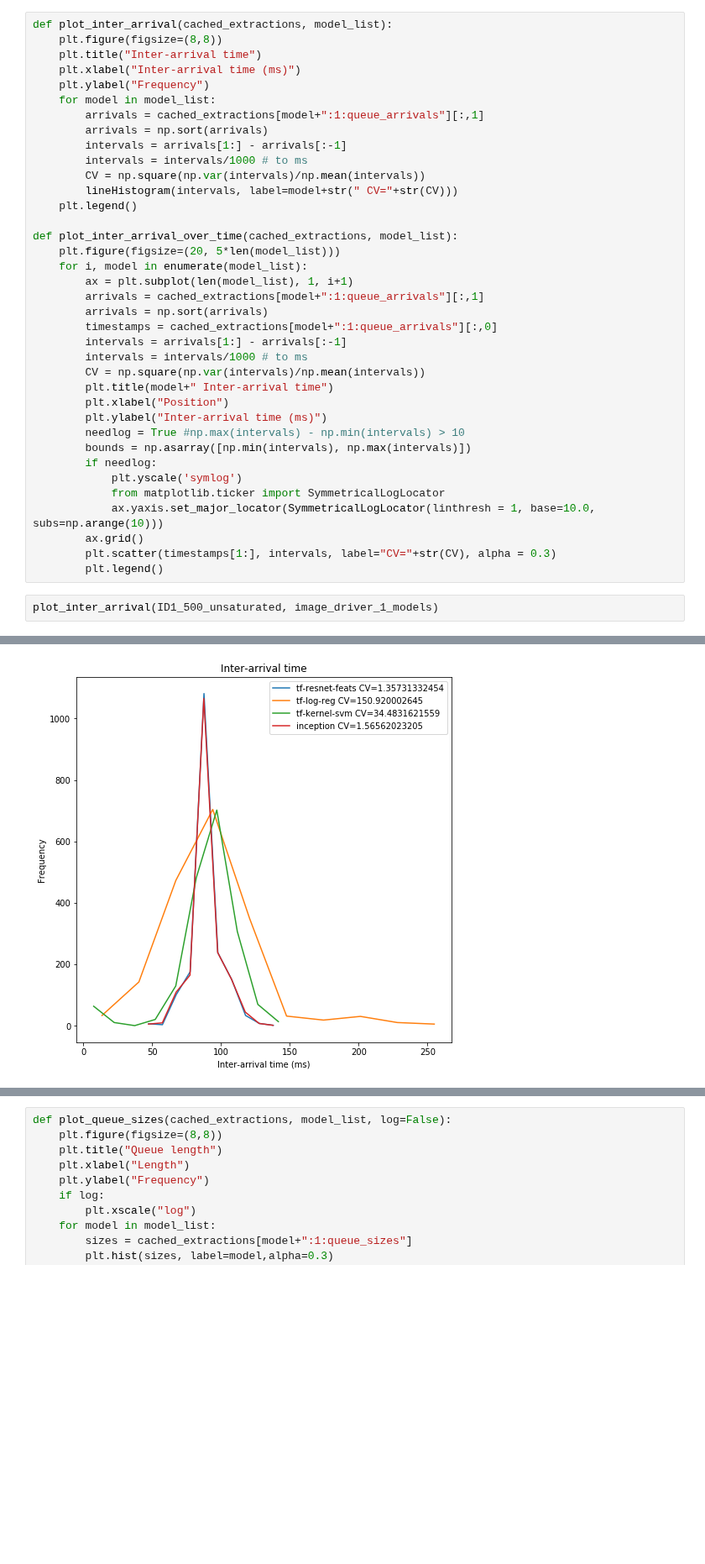
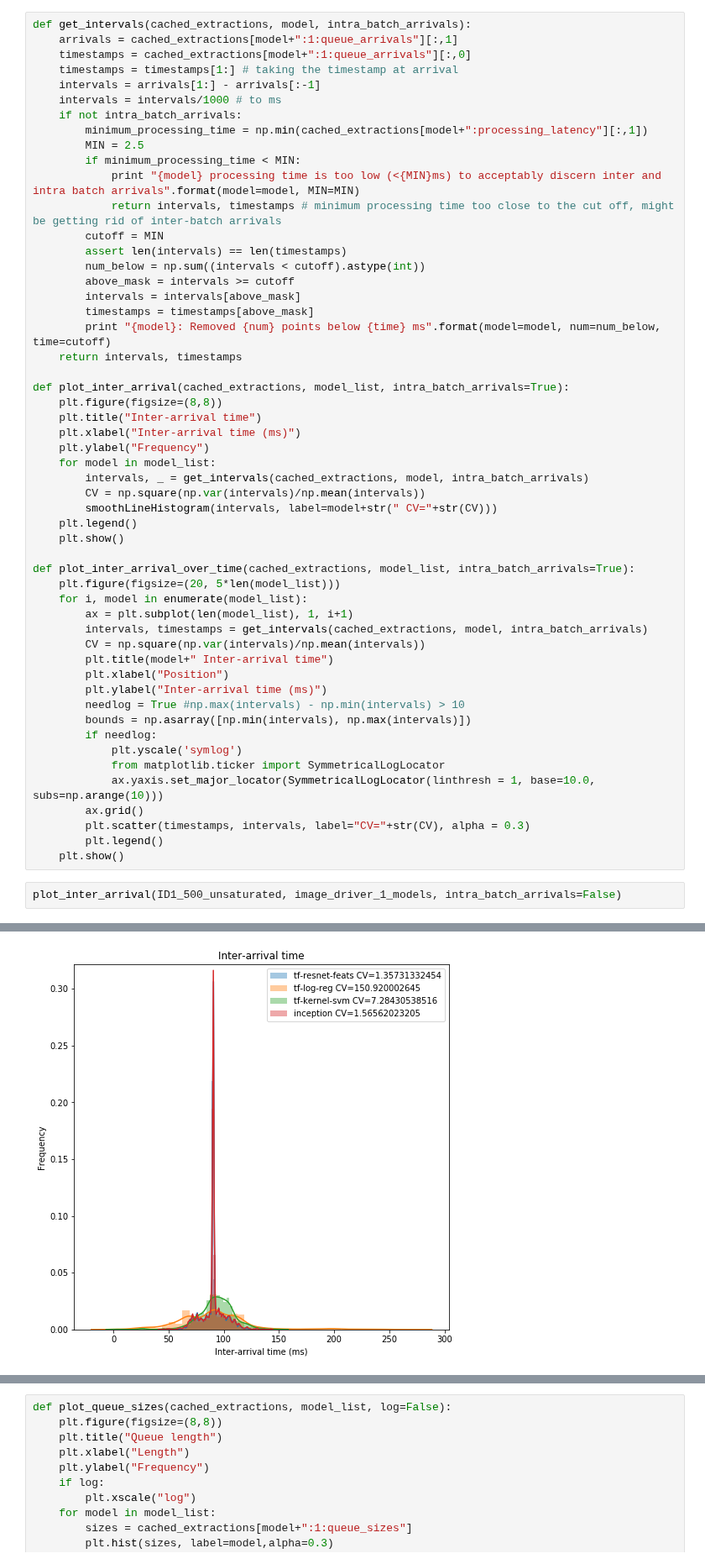
Before and after one commit to dcrankshaw/plots-model-comp-paper, a Jupyter notebook: plotting/e2e_distribution_plotting.ipynb, the cells around one changed output, grey strips where cells are left out. Shown at 84% size. Saved outputs shown, nothing was run; the diff lists cells and outputs as text; blank space fills up the shorter version.

```diff
--- a/plotting/e2e_distribution_plotting.ipynb
+++ b/plotting/e2e_distribution_plotting.ipynb
@@ -140,28 +147,43 @@ compare_latency_dists_over_time(ID1_500, image_driver_1_models)
 [figure]
 # %%
-def plot_inter_arrival(cached_extractions, model_list):
+def get_intervals(cached_extractions, model, intra_batch_arrivals):
+    arrivals = cached_extractions[model+":1:queue_arrivals"][:,1]
+    timestamps = cached_extractions[model+":1:queue_arrivals"][:,0]
+    timestamps = timestamps[1:] # taking the timestamp at arrival
+    intervals = arrivals[1:] - arrivals[:-1]
+    intervals = intervals/1000 # to ms
+    if not intra_batch_arrivals:
+        minimum_processing_time = np.min(cached_extractions[model+":processing_latency"][:,1])
+        MIN = 2.5
+        if minimum_processing_time < MIN:
+            print "{model} processing time is too low (<{MIN}ms) to acceptably discern inter and intra batch arrivals".format(model=model, MIN=MIN)
+            return intervals, timestamps # minimum processing time too close to the cut off, might be getting rid of inter-batch arrivals
+        cutoff = MIN
+        assert len(intervals) == len(timestamps)
+        num_below = np.sum((intervals < cutoff).astype(int))
+        above_mask = intervals >= cutoff
+        intervals = intervals[above_mask]
+        timestamps = timestamps[above_mask]
+        print "{model}: Removed {num} points below {time} ms".format(model=model, num=num_below, time=cutoff)
+    return intervals, timestamps
+
+def plot_inter_arrival(cached_extractions, model_list, intra_batch_arrivals=True):
     plt.figure(figsize=(8,8))
     plt.title("Inter-arrival time")
     plt.xlabel("Inter-arrival time (ms)")
     plt.ylabel("Frequency")
     for model in model_list:
-        arrivals = cached_extractions[model+":1:queue_arrivals"][:,1]
-        arrivals = np.sort(arrivals)
-        intervals = arrivals[1:] - arrivals[:-1]
-        intervals = intervals/1000 # to ms
+        intervals, _ = get_intervals(cached_extractions, model, intra_batch_arrivals)
         CV = np.square(np.var(intervals)/np.mean(intervals))
-        lineHistogram(intervals, label=model+str(" CV="+str(CV)))
+        smoothLineHistogram(intervals, label=model+str(" CV="+str(CV)))
     plt.legend()
+    plt.show()
 
-def plot_inter_arrival_over_time(cached_extractions, model_list):
+def plot_inter_arrival_over_time(cached_extractions, model_list, intra_batch_arrivals=True):
     plt.figure(figsize=(20, 5*len(model_list)))
     for i, model in enumerate(model_list):
         ax = plt.subplot(len(model_list), 1, i+1)
-        arrivals = cached_extractions[model+":1:queue_arrivals"][:,1]
-        arrivals = np.sort(arrivals)
-        timestamps = cached_extractions[model+":1:queue_arrivals"][:,0]
-        intervals = arrivals[1:] - arrivals[:-1]
-        intervals = intervals/1000 # to ms
+        intervals, timestamps = get_intervals(cached_extractions, model, intra_batch_arrivals)
         CV = np.square(np.var(intervals)/np.mean(intervals))
         plt.title(model+" Inter-arrival time")
         plt.xlabel("Position")
@@ -173,8 +195,9 @@ def plot_inter_arrival_over_time(cached_extractions, model_list):
             from matplotlib.ticker import SymmetricalLogLocator
             ax.yaxis.set_major_locator(SymmetricalLogLocator(linthresh = 1, base=10.0, subs=np.arange(10)))
         ax.grid()
-        plt.scatter(timestamps[1:], intervals, label="CV="+str(CV), alpha = 0.3)
+        plt.scatter(timestamps, intervals, label="CV="+str(CV), alpha = 0.3)
         plt.legend()
+    plt.show()
 # %%
-plot_inter_arrival(ID1_500_unsaturated, image_driver_1_models)
+plot_inter_arrival(ID1_500_unsaturated, image_driver_1_models, intra_batch_arrivals=False)
 # %% [output]
@@ -181,2 +208,2 @@ plot_inter_arrival(ID1_500_unsaturated, image_driver_1_models)
-[figure, old version]
+[figure, new version]
 # %%
```
Also changed, not shown: parts of 7 cells of this notebook.
